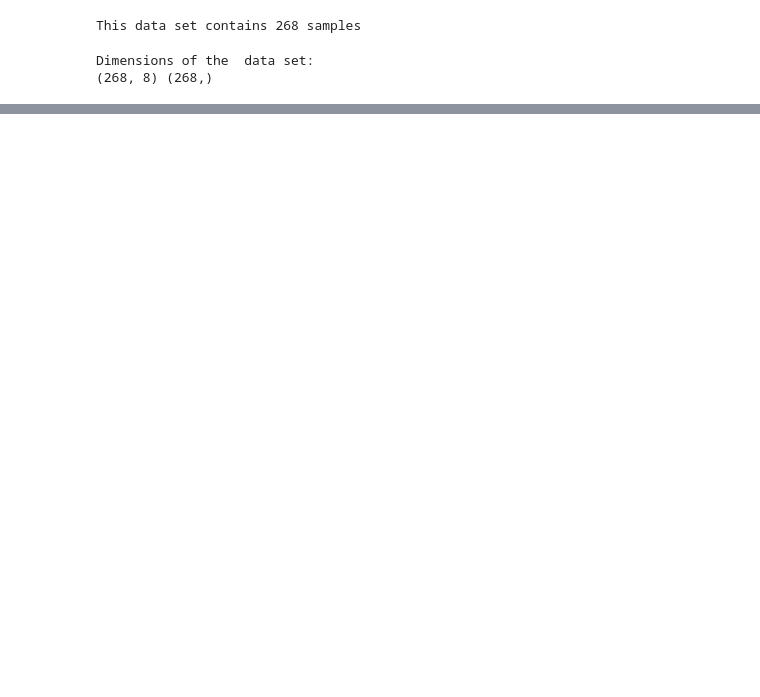
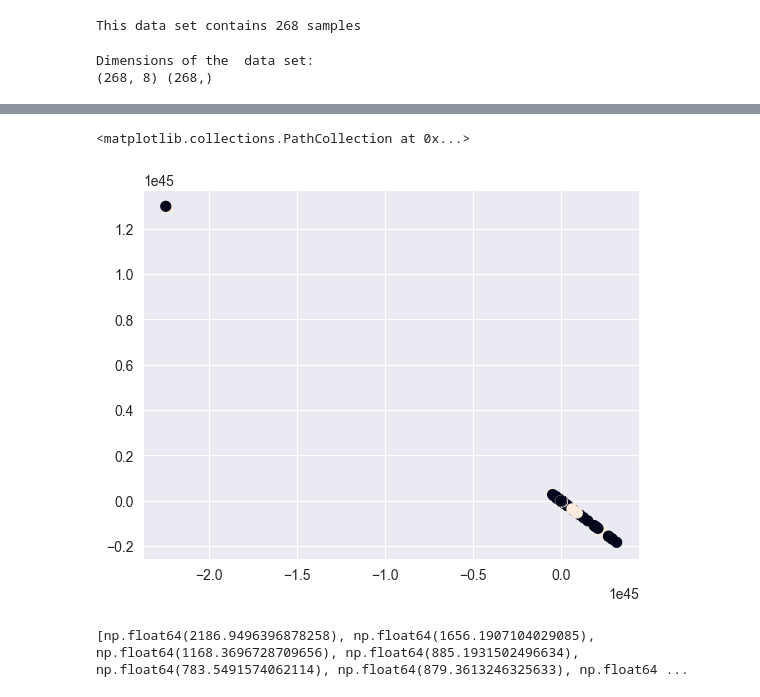
Before and after one commit to shin-fued/umap_vs_tsne, a Jupyter notebook: umap.ipynb, the cells around one changed output, grey strips where cells are left out. Saved outputs shown, nothing was run; the diff lists cells and outputs as text; code cells hidden in the pictures; blank space fills up the shorter version.

```diff
--- a/umap.ipynb
+++ b/umap.ipynb
@@ -348,0 +39,19 @@ import my_tsne
+# %%
+import my_tsne
+import pandas as pd
+import matplotlib.pyplot as plt
+
+df = pd.read_csv('diabetes.csv')
+
+# Assuming the last column contains the labels (adjust column name if needed)
+label_column = 'Outcome'  # Update this to the correct column name in your dataset
+X = df.drop(columns=[label_column])  # Drop the label column for t-SNE
+labels = df[label_column].values
+
+X = X.values
+tsne = my_tsne.my_TSNE(0.6)
+X_low = tsne.fit(X, 30, 2, 100)
+plt.scatter(X_low[:, 0], X_low[:, 1], c=labels.astype(int), s=50, label='low')
+# %% [output]
+<matplotlib.collections.PathCollection at 0x...>
+[figure, added]
@@ -348,0 +76,4 @@ import my_tsne
+# %%
+print(KLs)
+# %% [output]
+[np.float64(2186.9496396878258), np.float64(1656.1907104029085), np.float64(1168.3696728709656), np.float64(885.1931502496634), np.float64(783.5491574062114), np.float64(879.3613246325633), np.float64 ...
```
Also changed, not shown: parts of 23 cells of this notebook, 3 other files.
